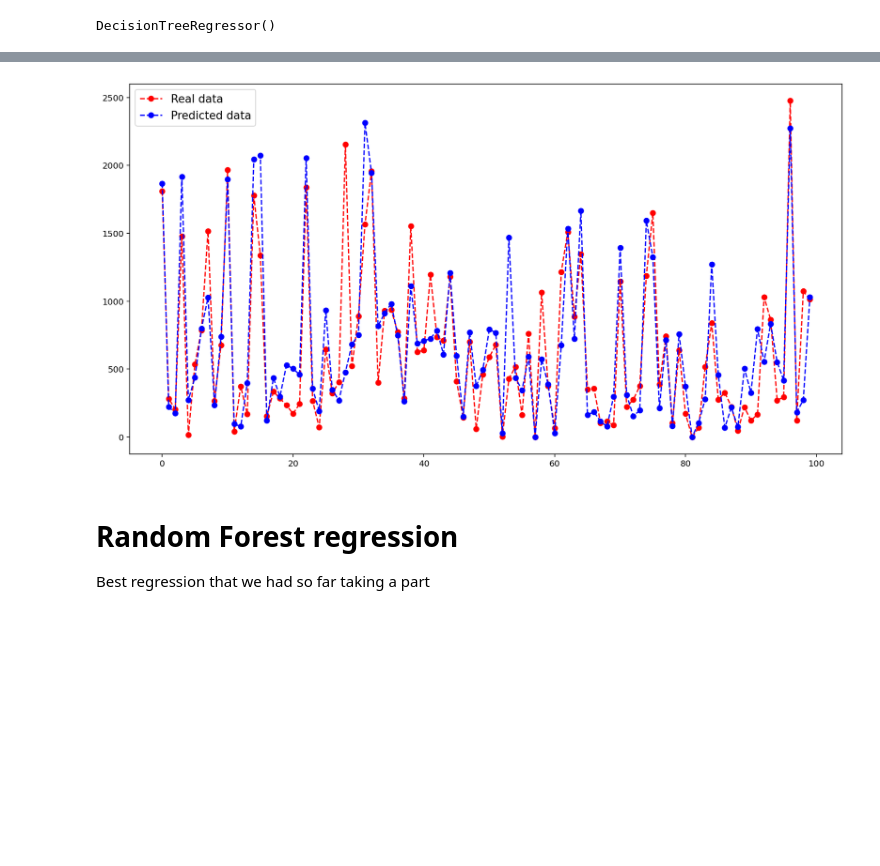
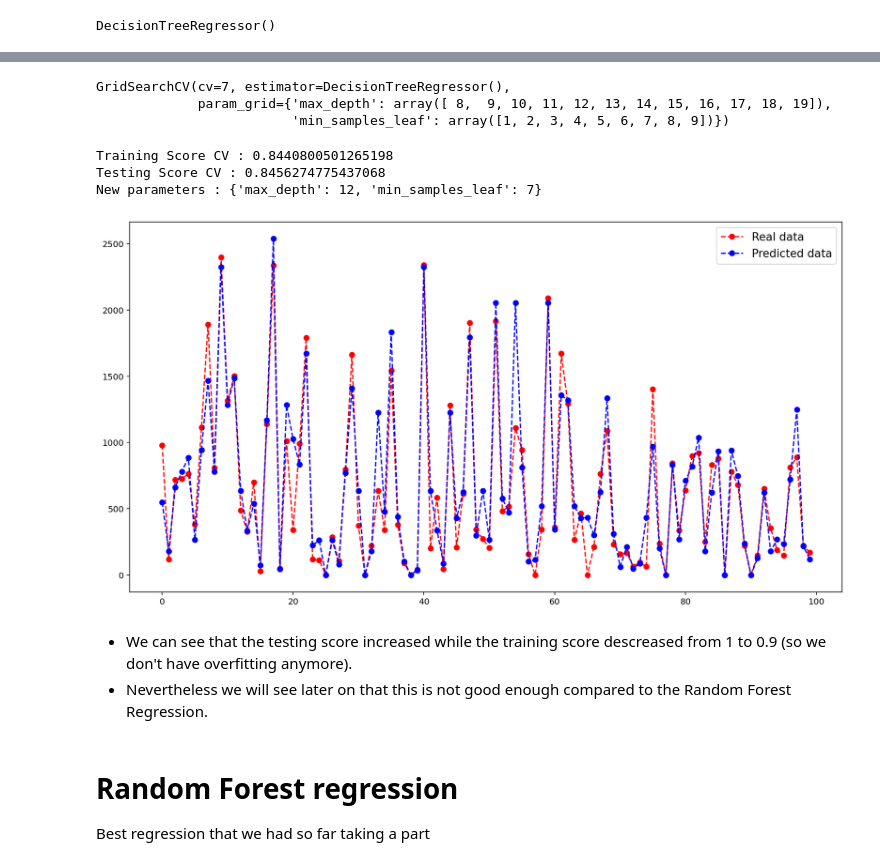
Before and after one commit to Victor-Manach/SD210, a Jupyter notebook: Regression_task.ipynb, the cells around one changed output, grey strips where cells are left out. Drawn from its saved outputs; the diff is of its cells as text; code cells hidden in the pictures; blank space fills up the shorter version.

Commit message:
mise en forme - CV sur Regression Tree

```diff
--- a/Regression_task.ipynb
+++ b/Regression_task.ipynb
@@ -197,13 +201,33 @@ Number of leaf : 5634
+# %%
+depth_list = np.arange(8,20)
+decision_parameters = { 'max_depth' : depth_list, 'min_samples_leaf' : np.arange(1,10)}
+reg_tree_cv = GridSearchCV(DecisionTreeRegressor(), decision_parameters,cv=7)
+reg_tree_cv.fit(x_train, y_train)
+# %% [output]
+GridSearchCV(cv=7, estimator=DecisionTreeRegressor(),
+             param_grid={'max_depth': array([ 8,  9, 10, 11, 12, 13, 14, 15, 16, 17, 18, 19]),
+                         'min_samples_leaf': array([1, 2, 3, 4, 5, 6, 7, 8, 9])})
+# %%
+rt_train_cv, rt_test_cv = reg_tree_cv.score(x_train,y_train), reg_tree_cv.score(x_test,y_test)
+performance_list.append(['Regression Tree CV',rt_train_cv, rt_test_cv])
+print('Training Score CV : {} \nTesting Score CV : {} \nNew parameters : {}'.format(rt_train_cv, rt_test_cv, reg_tree_cv.best_params_))
+# %% [output]
+Training Score CV : 0.8440800501265198
+Testing Score CV : 0.8456274775437068
+New parameters : {'max_depth': 12, 'min_samples_leaf': 7}
 # %%
-y_pred_tree = reg_tree.predict(x_test)
+y_pred_tree_cv = reg_tree_cv.predict(x_test)
 # %%
 plt.figure(figsize=(15,8))
 plt.plot(y_test.values[100:200], color = 'r', marker='o', linestyle='--', label = 'Real data')
-plt.plot(y_pred_tree[100:200], color = 'b', marker='o', linestyle='--', label = 'Predicted data')
+plt.plot(y_pred_tree_cv[100:200], color = 'b', marker='o', linestyle='--', label = 'Predicted data')
 plt.legend(fontsize=13)
 plt.show()
 # %% [output]
-[figure, old version]
+[figure, new version]
+# %% [markdown]
+- We can see that the testing score increased while the training score descreased from 1 to 0.9 (so we don't have overfitting anymore).
+- Nevertheless we will see later on that this is not good enough compared to the Random Forest Regression.
 # %% [markdown]
 # Random Forest regression
 
```
Also changed, not shown: parts of 29 cells of this notebook.
